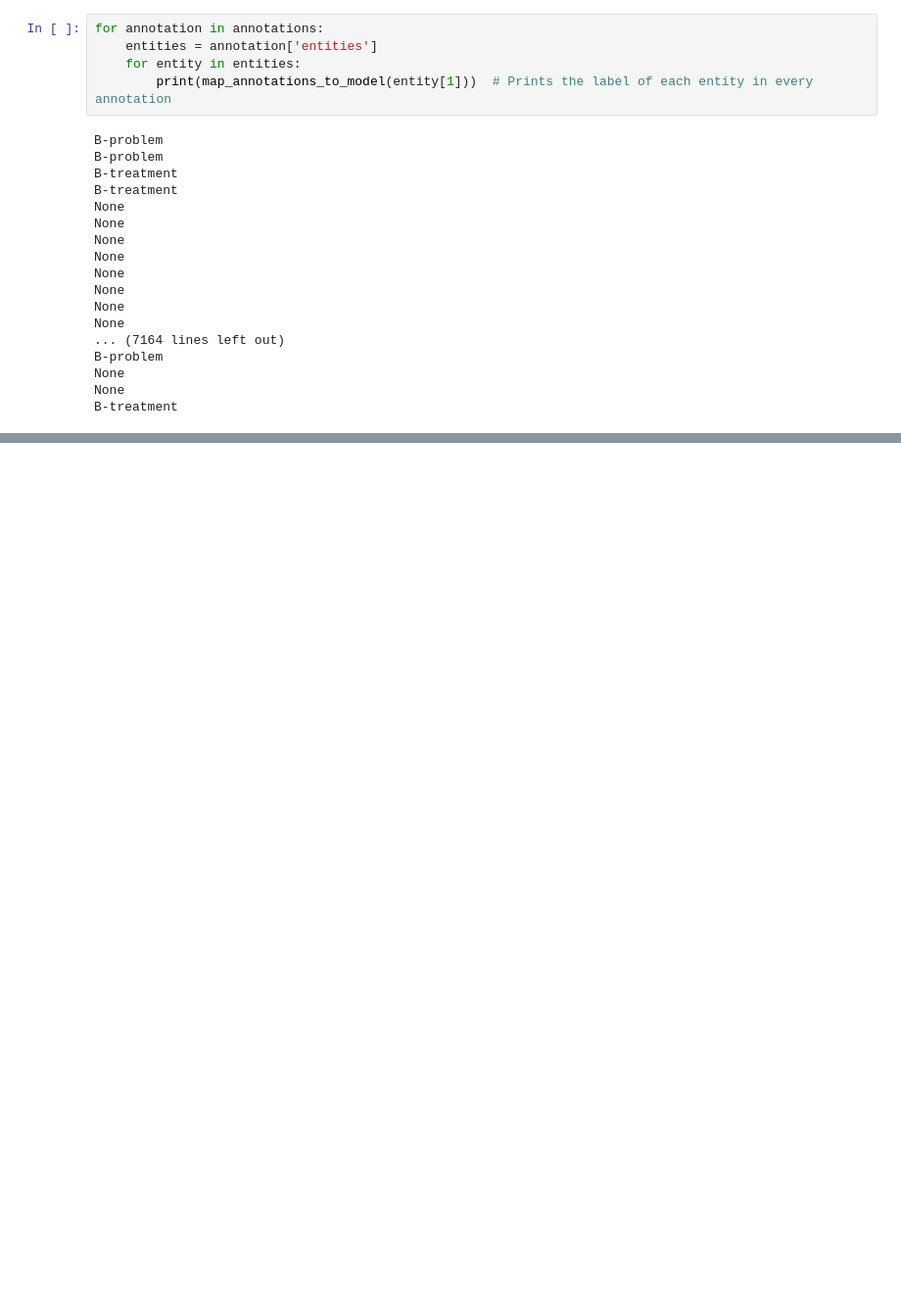
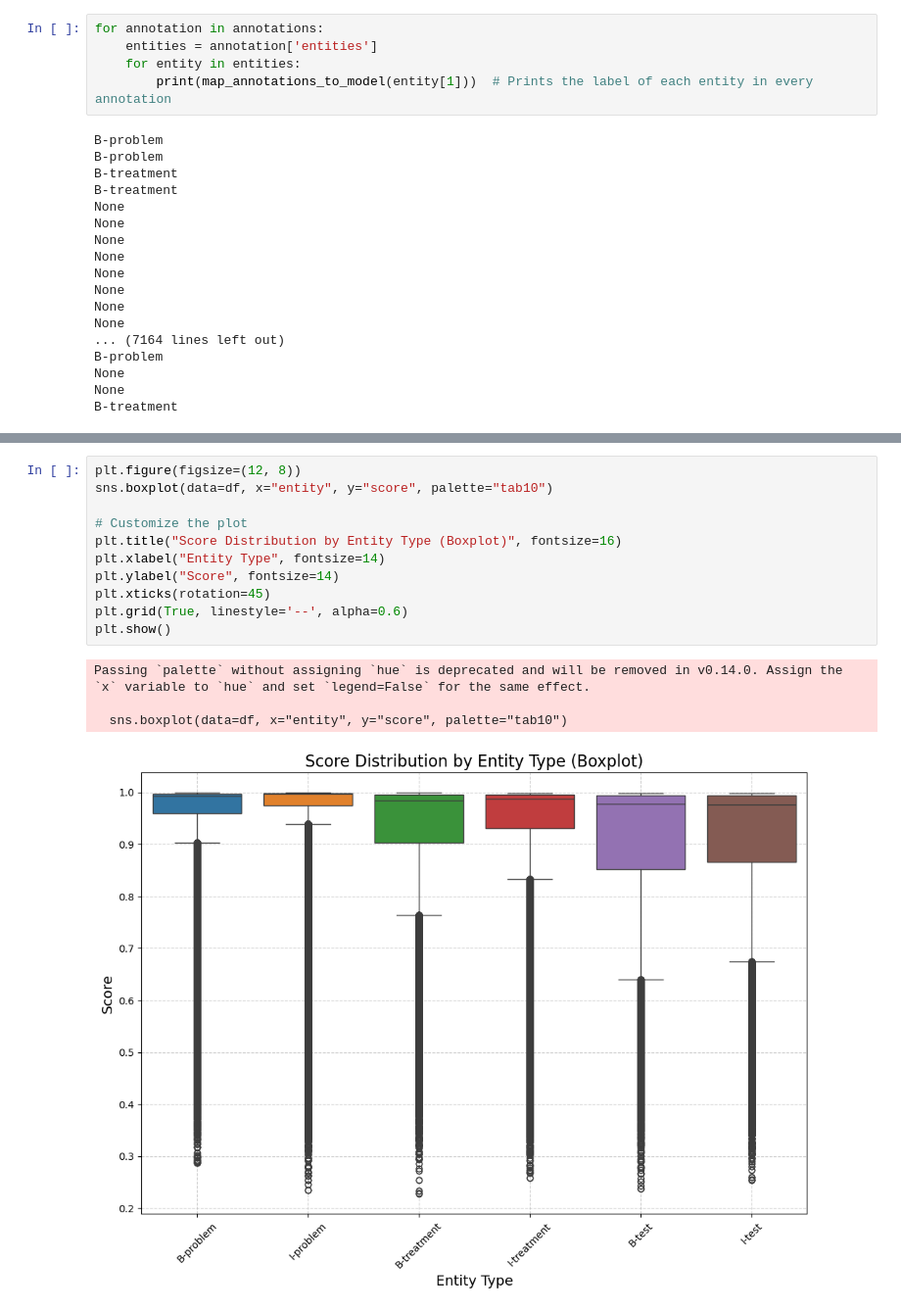
Before and after one commit to rmr284/NLP_project, a Jupyter notebook: task_3.ipynb, the cells around one changed output, grey strips where cells are left out. Shown at 98% size. Saved outputs shown, nothing was run; the diff lists cells and outputs as text; blank space fills up the shorter version.

```diff
--- a/task_3.ipynb
+++ b/task_3.ipynb
@@ -320,0 +439,16 @@ B-treatment
+# %%
+plt.figure(figsize=(12, 8))
+sns.boxplot(data=df, x="entity", y="score", palette="tab10")
+
+# Customize the plot
+plt.title("Score Distribution by Entity Type (Boxplot)", fontsize=16)
+plt.xlabel("Entity Type", fontsize=14)
+plt.ylabel("Score", fontsize=14)
+plt.xticks(rotation=45)
+plt.grid(True, linestyle='--', alpha=0.6)
+plt.show()
+# %% [output]
+Passing `palette` without assigning `hue` is deprecated and will be removed in v0.14.0. Assign the `x` variable to `hue` and set `legend=False` for the same effect.
+
+  sns.boxplot(data=df, x="entity", y="score", palette="tab10")
+[figure, added]
```
Also changed, not shown: parts of 8 cells of this notebook.
